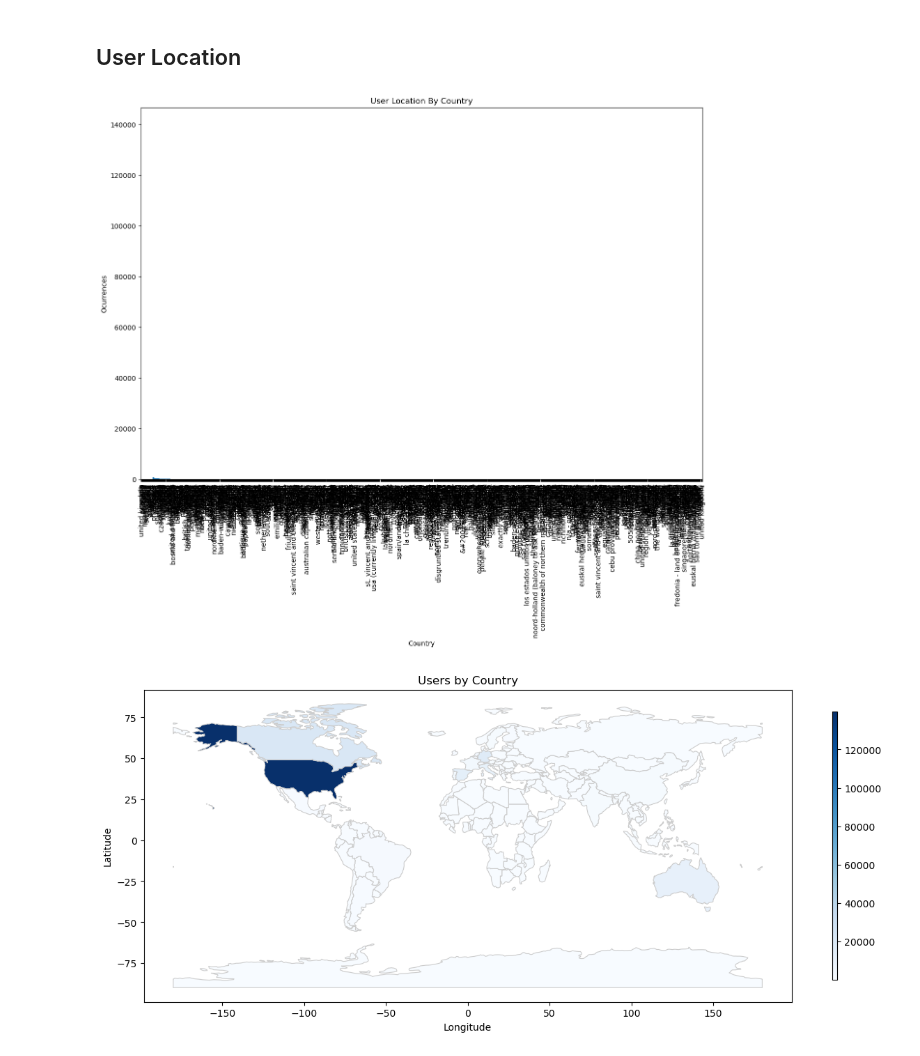
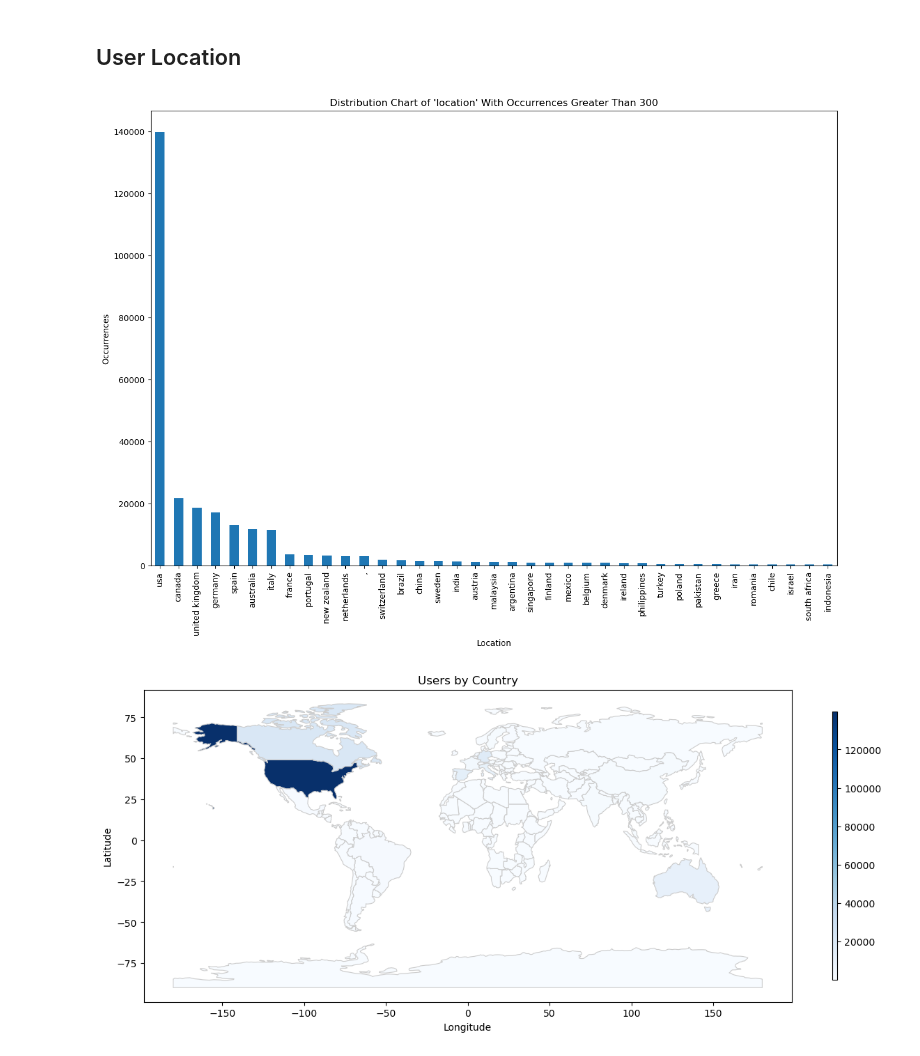
Before and after one commit to andresgr96/PBD-Group15, a Jupyter notebook: FinalProject.ipynb, the cells around one changed output. Cells and saved outputs as stored; diff of their text form; code cells hidden in the pictures.

Commit message:
fix user location graph

```diff
--- a/FinalProject.ipynb
+++ b/FinalProject.ipynb
@@ -169,10 +169,12 @@ graph_outliers(column_data)
 # %%
 # Extract the country from the 'Location' column
 usersdf['Country'] = usersdf['Location'].apply(lambda x: x.split(', ')[-1])
-usersdf['Country'].value_counts().plot(kind='bar', figsize=(15, 10), rot=90, xlabel = "Country", ylabel = "Ocurrences", title= "User Location By Country")
+location_counts = usersdf['Country'].value_counts()
+location_over_300 = location_counts[location_counts > 300]
+location_over_300.plot(kind='bar', figsize=(15, 10), rot=90, xlabel = "Location", ylabel = "Occurrences", title= "Distribution Chart of 'location' With Occurrences Greater Than 300")
 plt.show()
 # %% [output]
-[figure, old version]
+[figure, new version]
 # %%
 # Create a mapping dictionary for country names
 country_mapping = {
```
Also changed, not shown: parts of 6 cells of this notebook.
